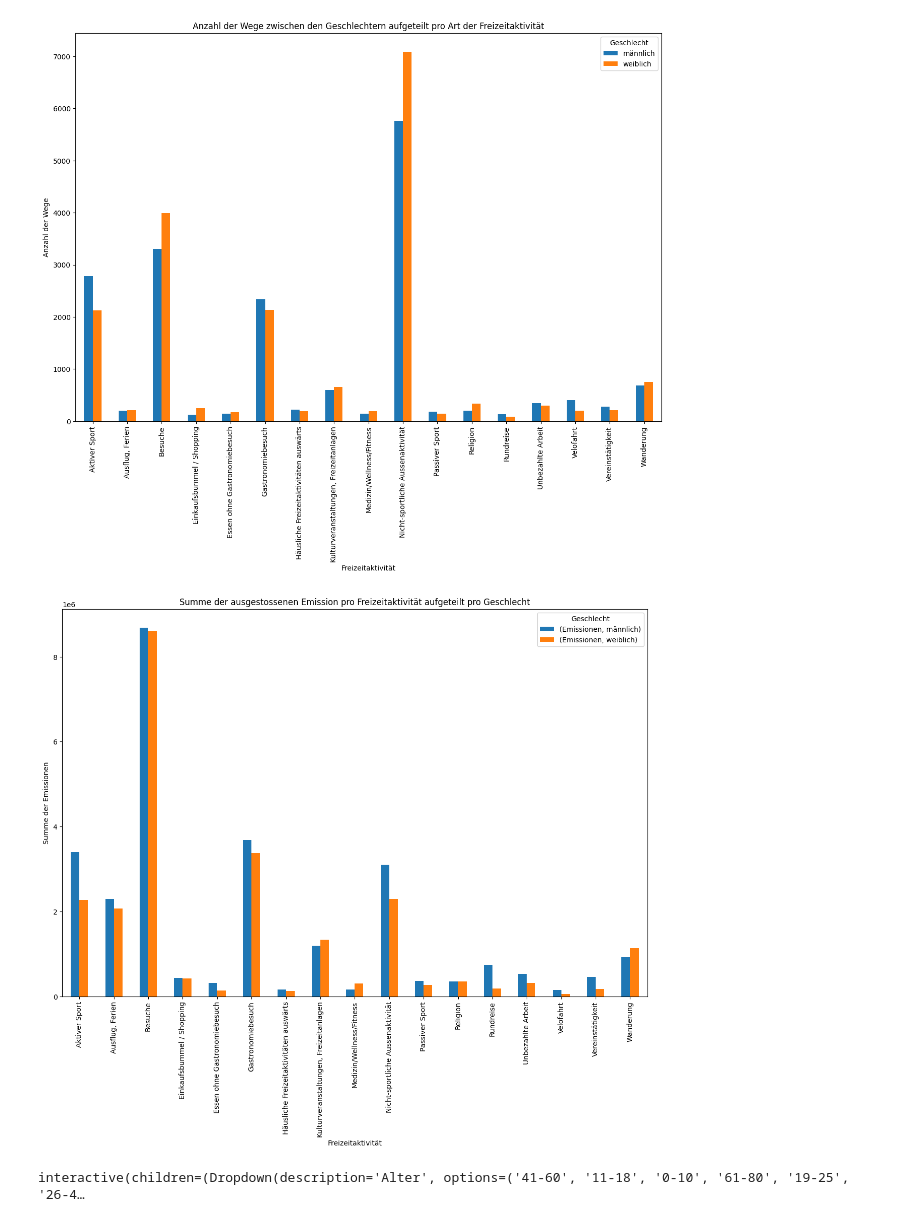
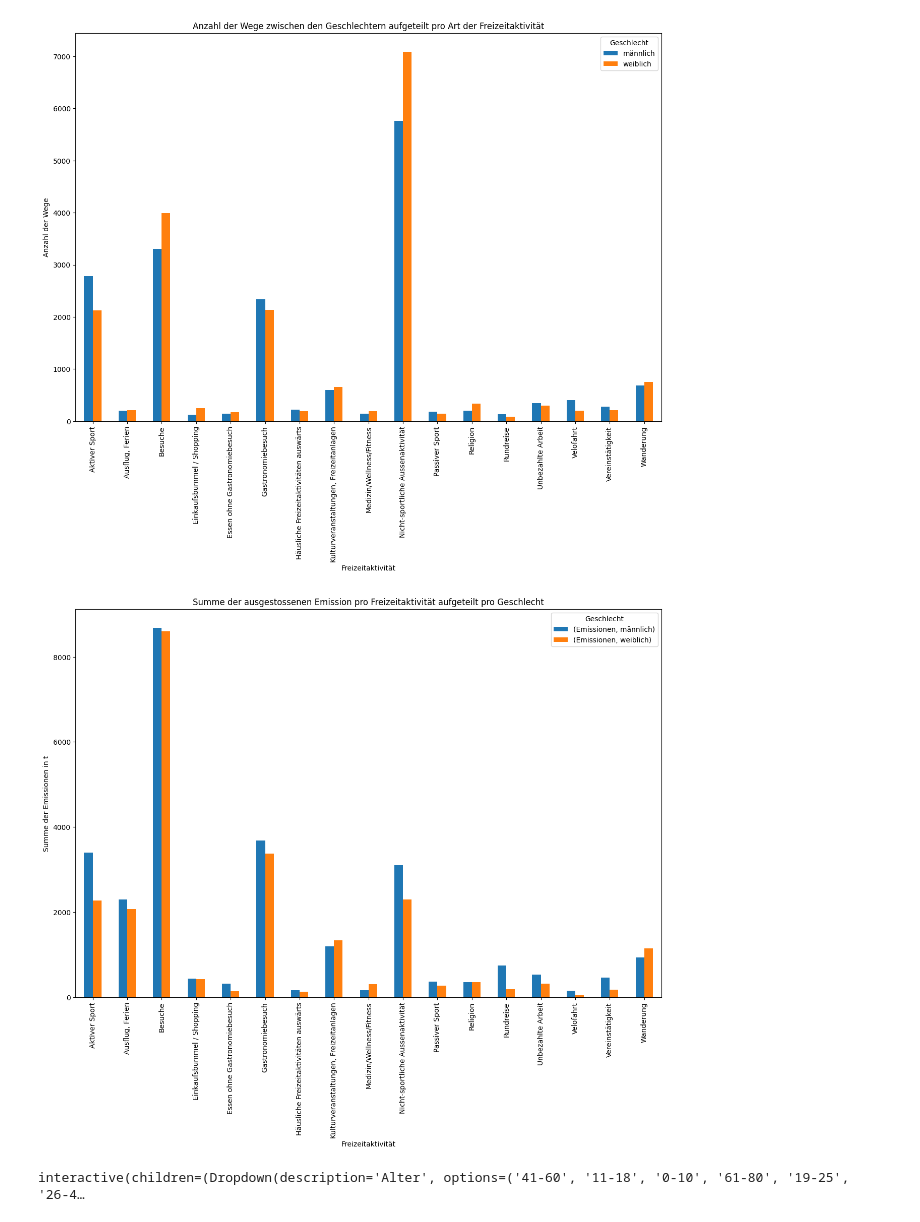
Before and after one commit to larissa-marti/ANM_Gruppe_Y, a Jupyter notebook: merge_wege_zielperson.ipynb, the cells around one changed output. Drawn from its saved outputs; the diff is of its cells as text; code cells hidden in the pictures.

```diff
--- a/merge_wege_zielperson.ipynb
+++ b/merge_wege_zielperson.ipynb
@@ -718,21 +718,26 @@ plt.show()
 # %%
 # Summe der ausgestossenen Emission pro Freizeitaktivität aufgeteilt pro Geschlecht
 ax = (
     wege_freizeit_erweitert.groupby(["Freizeitaktivität", "Geschlecht"])
     .agg({"Emissionen": "sum"})
     .unstack()
     .plot(kind="bar", stacked=False, figsize=(15, 10))
 )
+#Emissionen in t umrechnen
+ax.set_yticklabels([f"{int(x/1000)}" for x in ax.get_yticks()])
+
+colorblind_palette = sns.color_palette("pastel")
+
 plt.title(
     "Summe der ausgestossenen Emission pro Freizeitaktivität aufgeteilt pro Geschlecht"
 )
 plt.xlabel("Freizeitaktivität")
-plt.ylabel("Summe der Emissionen")
+plt.ylabel("Summe der Emissionen in t")
 plt.xticks(rotation=90)
 plt.legend(title="Geschlecht")
 plt.show()
 # %% [output]
-[figure, old version]
+[figure, new version]
 # %%
 # Vergleich zwischen Anzahl der Wege zwischen den Alterskategorien mit titol dropdown liste um alter auszuwählen aufgeteilt pro Art der Freizeitaktivität
 import ipywidgets as widgets
```
